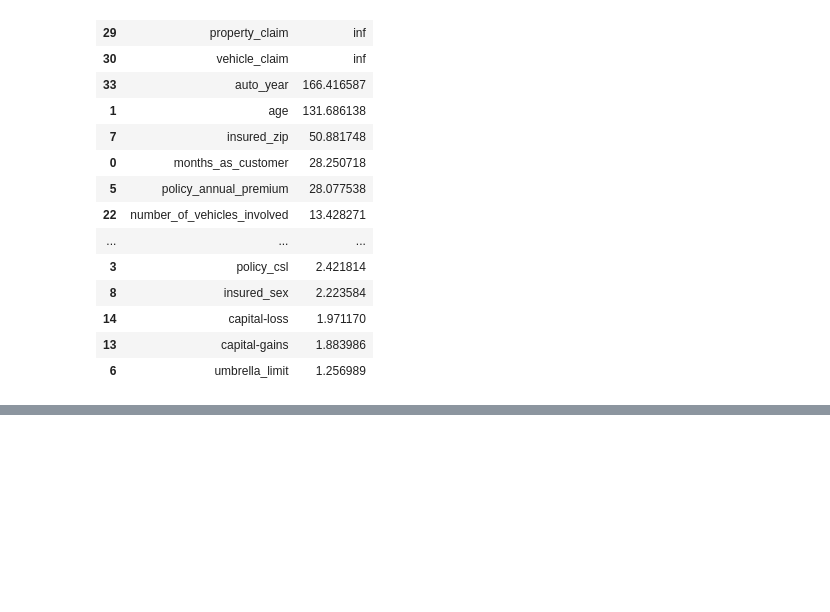
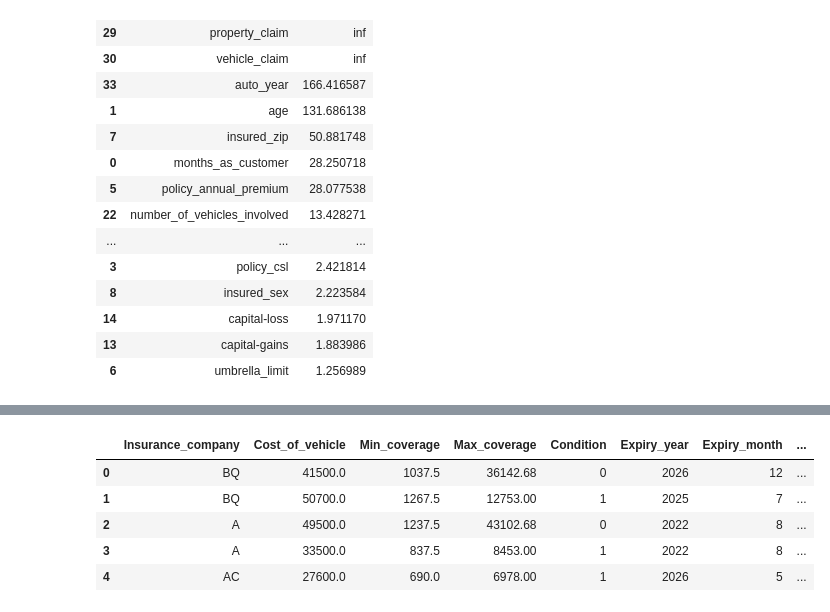
Before and after one commit to jtvon/799S-Data-Science-Capstone, a Jupyter notebook: Week-1-jupyter-notebook.ipynb, the cells around one changed output, grey strips where cells are left out. Cells and saved outputs as stored; diff of their text form; code cells hidden in the pictures; blank space fills up the shorter version.

```diff
--- a/Week-1-jupyter-notebook.ipynb
+++ b/Week-1-jupyter-notebook.ipynb
@@ -196,0 +208,11 @@ Model Score: 0.1549977101155403
+# %%
+# load the fast, furious, and insured dataset
+df_fur = pd.read_csv(r'C:\Users\JT von Seggern\DS Masters Repos\799S-Data-Science-Capstone\Fast_Furious_Insured\train_cleaned.csv')
+df_fur.head()
+# %% [output]
+|  | Insurance_company | Cost_of_vehicle | Min_coverage | Max_coverage | Condition | Expiry_year | Expiry_month | ... |
+| 0 | BQ | 41500.0 | 1037.5 | 36142.68 | 0 | 2026 | 12 | ... |
+| 1 | BQ | 50700.0 | 1267.5 | 12753.00 | 1 | 2025 | 7 | ... |
+| 2 | A | 49500.0 | 1237.5 | 43102.68 | 0 | 2022 | 8 | ... |
+| 3 | A | 33500.0 | 837.5 | 8453.00 | 1 | 2022 | 8 | ... |
+| 4 | AC | 27600.0 | 690.0 | 6978.00 | 1 | 2026 | 5 | ... |
```
Also changed, not shown: parts of 12 cells of this notebook.
